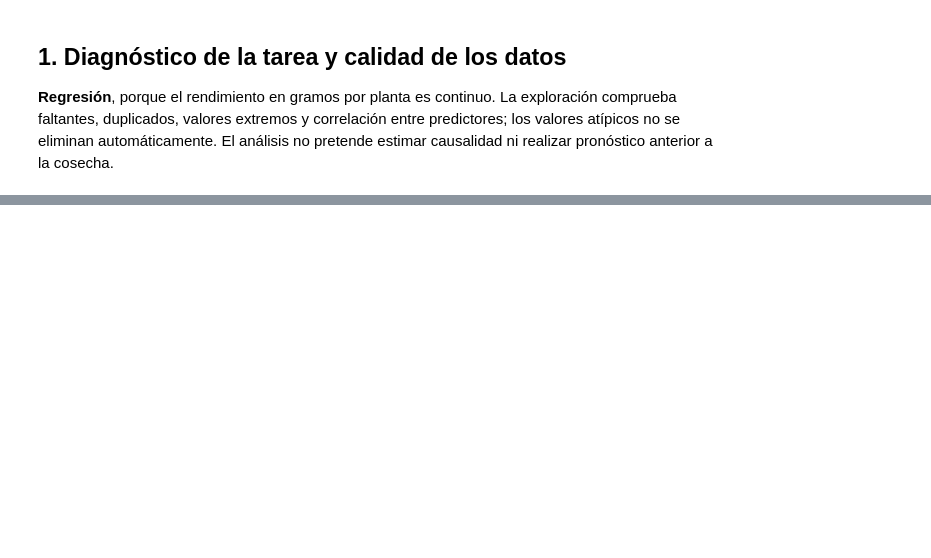
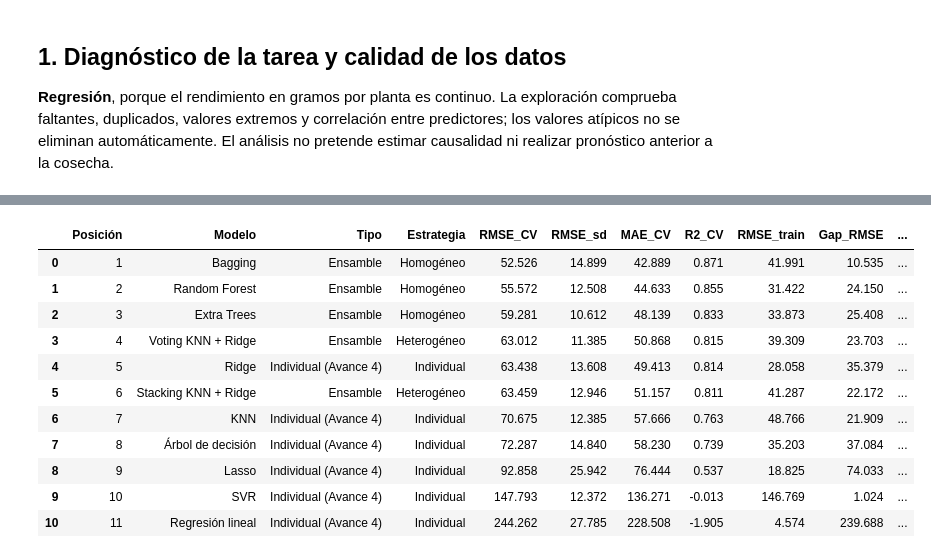
Before and after one commit to FannyBFR/Proyecto-Integrador---Equipo-54, a Jupyter notebook: notebook/Avance5_Equipo54.ipynb, the cells around one changed output, grey strips where cells are left out. Saved outputs shown, nothing was run; the diff lists cells and outputs as text; code cells hidden in the pictures; blank space fills up the shorter version.

```diff
--- a/notebook/Avance5_Equipo54.ipynb
+++ b/notebook/Avance5_Equipo54.ipynb
@@ -620,15 +598,0 @@ La tabla incluye KNN y Ridge con las **grillas originales del Avance 4** y cinco
-# %%
-winner=comparison5.iloc[0]['Modelo']
-start=perf_counter()
-final5,final_params,inner_rmse=tune(winner,X,y,groups)
-final_fit_time=perf_counter()-start
-Xt=test_data[PREDICTORS];yt=test_data[TARGET].astype(float)
-yhat=np.asarray(final5.predict(Xt)).ravel()
-final_metrics={'Modelo':winner,'RMSE_test':np.sqrt(mean_squared_error(yt,yhat)),
-               'MAE_test':mean_absolute_error(yt,yhat),'R2_test':r2_score(yt,yhat),
-               'Tiempo_entrenamiento_final_s':final_fit_time,'n_test':len(yt),
-               'parcelas_test':test_data.Parcel_ID.nunique()}
-print('MODELO ELEGIDO:',winner,'| Parámetros:',final_params)
-print('Motivo: mínimo RMSE CV externo; comprobar estabilidad (RMSE_sd), MAE, R2 y costo.')
-display(pd.DataFrame([final_metrics]).round(3))
-pd.DataFrame([final_metrics]).to_csv(OUT5/'evaluacion_final.csv',index=False)
@@ -668,0 +964,55 @@ Los resultados del notebook deben recalcularse tras estos cambios; las salidas g
+# %%
+# Regla transparente de selección final.
+best_rmse = comparison5['RMSE_CV'].min()
+comparison5['Diferencia_vs_mejor_%'] = 100*(comparison5['RMSE_CV']/best_rmse - 1)
+competitive = comparison5.loc[comparison5['Diferencia_vs_mejor_%'] <= 5].copy()
+
+# Prioridad: estabilidad; después RMSE y tiempo.
+selected_row = competitive.sort_values(['RMSE_sd','RMSE_CV','Tiempo_entrenamiento_s']).iloc[0]
+winner = selected_row['Modelo']
+
+print('Mejor RMSE CV absoluto:', comparison5.iloc[0]['Modelo'])
+print('Modelos dentro de 5% del mejor:', competitive['Modelo'].tolist())
+print('MODELO FINAL ELEGIDO:', winner)
+print('Criterio: desempeño competitivo + estabilidad entre parcelas + costo computacional.')
+display(comparison5.round(3))
+
+# Optimizar KNN y Ridge en todo el train para alimentar al modelo final si corresponde.
+knn_full, knn_full_params, _, knn_full_time = tune_individual('KNN', X, y, groups)
+ridge_full, ridge_full_params, _, ridge_full_time = tune_individual('Ridge', X, y, groups)
+
+start = perf_counter()
+if winner == 'KNN':
+    final5 = knn_full; final_params = knn_full_params
+elif winner == 'Ridge':
+    final5 = ridge_full; final_params = ridge_full_params
+elif winner in [n for n in INDIVIDUAL_NAMES if n not in ['KNN','Ridge']]:
+    final5 = pipeline_for(clone(MODELS[winner]))
+    final5.fit(X,y)
+    final_params = {'configuración':'Avance 4 sin optimización adicional'}
+else:
+    final5, final_params, _, _ = tune_ensemble(
+        winner, X, y, groups, knn_full_params, ridge_full_params
+    )
+final_fit_time = perf_counter()-start
+
+# Holdout externo: se consulta solo ahora.
+Xt = test_data[PREDICTORS]
+yt = test_data[TARGET].astype(float)
+yhat = np.asarray(final5.predict(Xt)).ravel()
+
+final_metrics = {
+    'Modelo':winner,
+    'RMSE_test':np.sqrt(mean_squared_error(yt,yhat)),
+    'MAE_test':mean_absolute_error(yt,yhat),
+    'R2_test':r2_score(yt,yhat),
+    'Tiempo_entrenamiento_final_s':final_fit_time,
+    'n_test':len(yt),
+    'parcelas_test':test_data.Parcel_ID.nunique(),
+    'Parametros_finales':str(final_params)
+}
+
+display(pd.DataFrame([final_metrics]).round(3))
+pd.DataFrame([final_metrics]).to_csv(OUT5/'evaluacion_final.csv', index=False)
+comparison5.to_csv(OUT5/'comparativa_modelos_con_seleccion.csv', index=False)
+# %% [output]
@@ -668,0 +1023,12 @@ Los resultados del notebook deben recalcularse tras estos cambios; las salidas g
+|  | Posición | Modelo | Tipo | Estrategia | RMSE_CV | RMSE_sd | MAE_CV | R2_CV | RMSE_train | Gap_RMSE | ... |
+| 0 | 1 | Bagging | Ensamble | Homogéneo | 52.526 | 14.899 | 42.889 | 0.871 | 41.991 | 10.535 | ... |
+| 1 | 2 | Random Forest | Ensamble | Homogéneo | 55.572 | 12.508 | 44.633 | 0.855 | 31.422 | 24.150 | ... |
+| 2 | 3 | Extra Trees | Ensamble | Homogéneo | 59.281 | 10.612 | 48.139 | 0.833 | 33.873 | 25.408 | ... |
+| 3 | 4 | Voting KNN + Ridge | Ensamble | Heterogéneo | 63.012 | 11.385 | 50.868 | 0.815 | 39.309 | 23.703 | ... |
+| 4 | 5 | Ridge | Individual (Avance 4) | Individual | 63.438 | 13.608 | 49.413 | 0.814 | 28.058 | 35.379 | ... |
+| 5 | 6 | Stacking KNN + Ridge | Ensamble | Heterogéneo | 63.459 | 12.946 | 51.157 | 0.811 | 41.287 | 22.172 | ... |
+| 6 | 7 | KNN | Individual (Avance 4) | Individual | 70.675 | 12.385 | 57.666 | 0.763 | 48.766 | 21.909 | ... |
+| 7 | 8 | Árbol de decisión | Individual (Avance 4) | Individual | 72.287 | 14.840 | 58.230 | 0.739 | 35.203 | 37.084 | ... |
+| 8 | 9 | Lasso | Individual (Avance 4) | Individual | 92.858 | 25.942 | 76.444 | 0.537 | 18.825 | 74.033 | ... |
+| 9 | 10 | SVR | Individual (Avance 4) | Individual | 147.793 | 12.372 | 136.271 | -0.013 | 146.769 | 1.024 | ... |
+| 10 | 11 | Regresión lineal | Individual (Avance 4) | Individual | 244.262 | 27.785 | 228.508 | -1.905 | 4.574 | 239.688 | ... |
```
Also changed, not shown: parts of 33 cells of this notebook, 1 other file.
